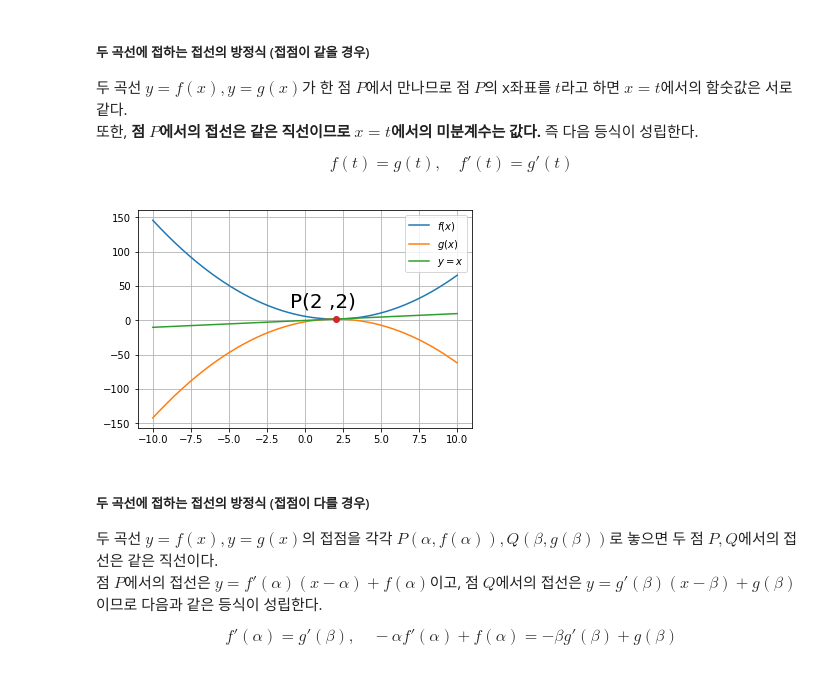
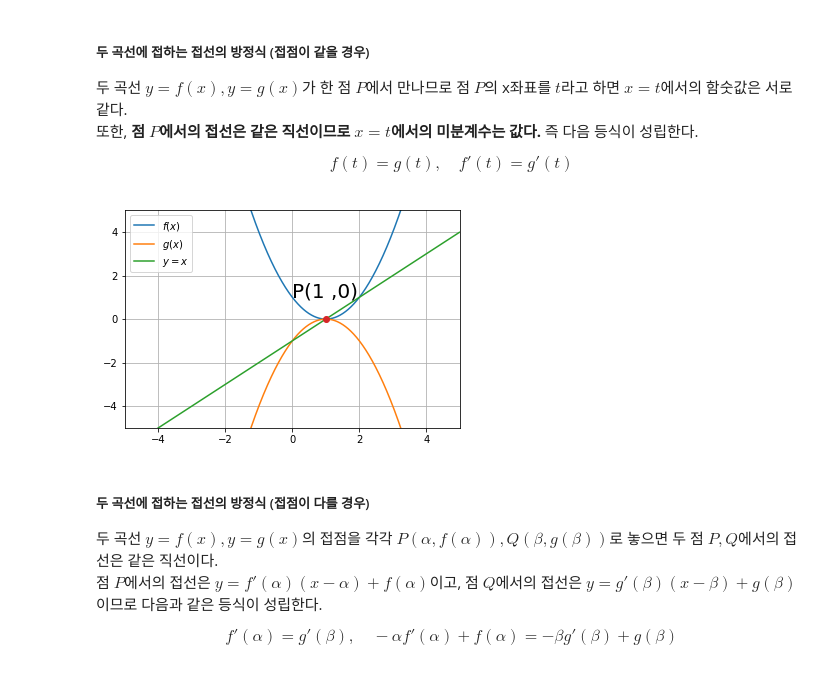
Before and after one commit to ecjang/pages, a Jupyter notebook: Math/[Statistic]_04_Use of Derivatives.ipynb, the cells around one changed output. Saved outputs shown, nothing was run; the diff lists cells and outputs as text; code cells hidden in the pictures.

```diff
--- a/Math/[Statistic]_04_Use of Derivatives.ipynb
+++ b/Math/[Statistic]_04_Use of Derivatives.ipynb
@@ -88,15 +88,16 @@ plt.grid(); plt.legend(); plt.show()
 
 $$ f(t)=g(t), \quad f'(t)=g'(t) $$
 # %%
-x = np.arange(-10,10, 0.01)
-plt.plot(x,(x-2)**2 + 2, label="$f(x)$")
-plt.plot(x,-(x-2)**2 + 2, label="$g(x)$")
-plt.plot(x, 1*x, label="$y=x$")
-plt.plot(2, 2 ,'o')
-plt.annotate('P(2 ,2)',xy=(1,2), xytext=(-1,20), fontsize=20 )
+x = np.arange(-5, 5, 0.01)
+plt.plot(x,(x-1)**2, label="$f(x)$")
+plt.plot(x,-(x-1)**2, label="$g(x)$")
+plt.plot(x, 1*x-1, label="$y=x$")
+plt.plot(1, 0 ,'o')
+plt.annotate('P(1 ,0)',xy=(1,0), xytext=(0,1), fontsize=20 )
+plt.xlim(-5,5); plt.ylim(-5,5)
 plt.grid(); plt.legend(); plt.show()
 # %% [output]
-[figure, old version]
+[figure, new version]
 # %% [markdown]
 ##### 두 곡선에 접하는 접선의 방정식 (접점이 다를 경우)
 
```
Also changed, not shown: parts of 5 cells of this notebook.
